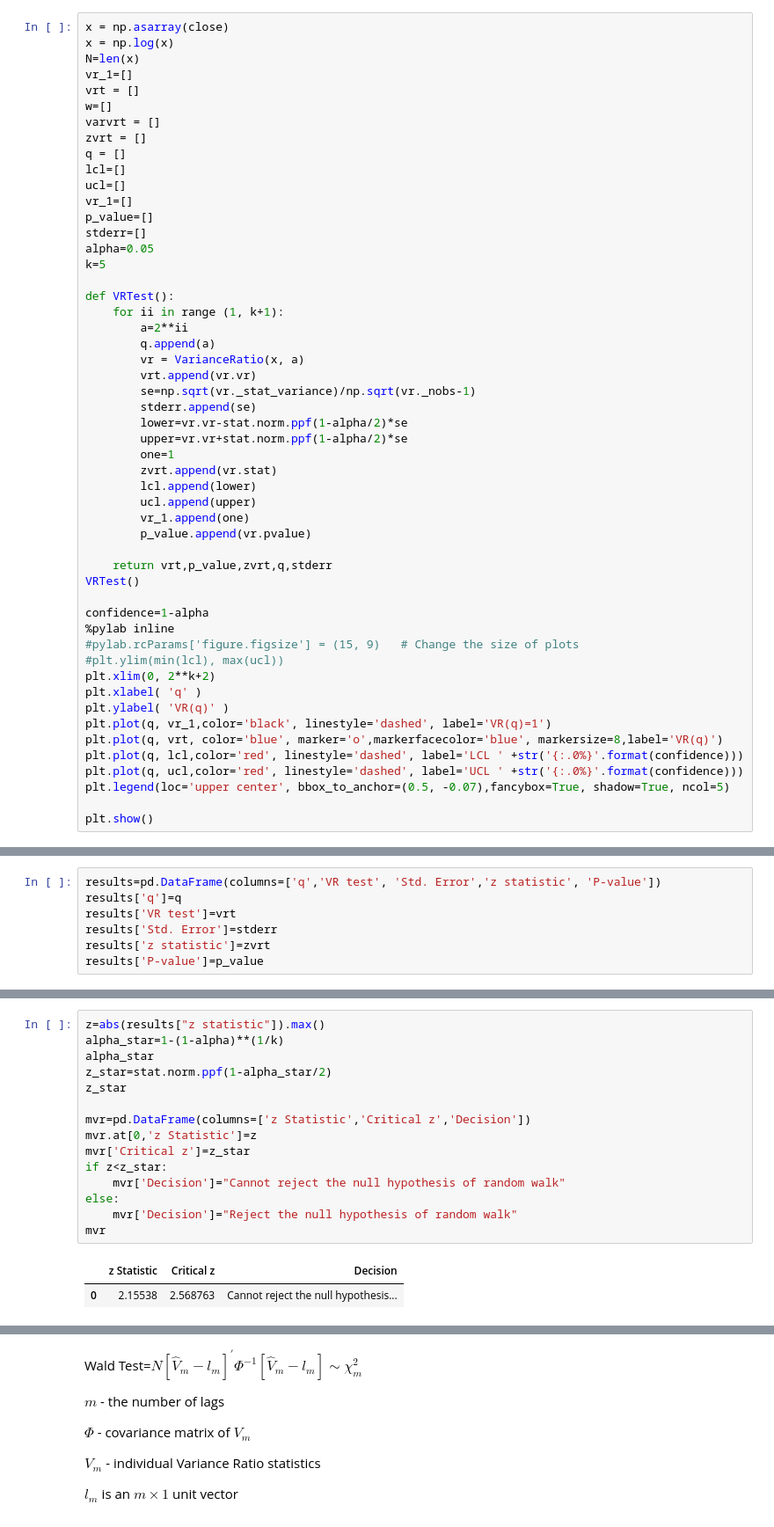
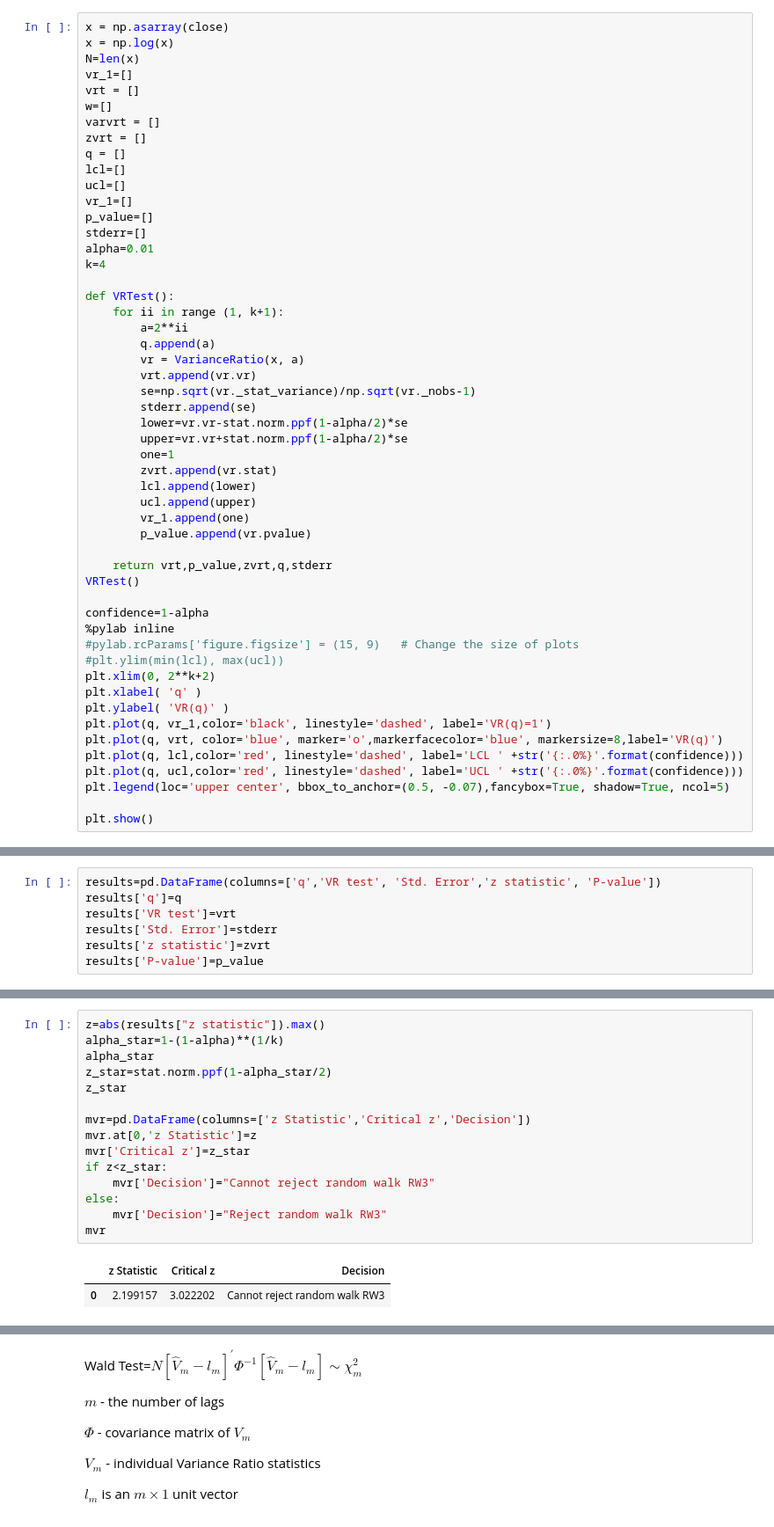
Before and after one commit to danpele/Stat_fin_markets, a Jupyter notebook: SFM_EMH_Tests/SFM_MVR_Test.ipynb, the cells around one changed output, grey strips where cells are left out. Shown: that part at 88% size. Cells and saved outputs as stored; diff of their text form.

```diff
--- a/SFM_EMH_Tests/SFM_MVR_Test.ipynb
+++ b/SFM_EMH_Tests/SFM_MVR_Test.ipynb
@@ -47,8 +47,8 @@ ucl=[]
 vr_1=[]
 p_value=[]
 stderr=[]
-alpha=0.05
-k=5
+alpha=0.01
+k=4
 
 def VRTest():
     for ii in range (1, k+1):
@@ -121,19 +116,19 @@ results
 # %%
 z=abs(results["z statistic"]).max()
 alpha_star=1-(1-alpha)**(1/k)
 alpha_star
 z_star=stat.norm.ppf(1-alpha_star/2)
 z_star
 
 mvr=pd.DataFrame(columns=['z Statistic','Critical z','Decision'])
 mvr.at[0,'z Statistic']=z
 mvr['Critical z']=z_star
 if z<z_star:
-    mvr['Decision']="Cannot reject the null hypothesis of random walk"
+    mvr['Decision']="Cannot reject random walk RW3"
 else:
-    mvr['Decision']="Reject the null hypothesis of random walk"
+    mvr['Decision']="Reject random walk RW3"
 mvr
 # %% [output]
 |  | z Statistic | Critical z | Decision |
-| 0 | 2.15538 | 2.568763 | Cannot reject the null hypothesis... |
+| 0 | 2.199157 | 3.022202 | Cannot reject random walk RW3 |
 # %% [markdown]
```
Also changed, not shown: parts of 9 cells of this notebook.
